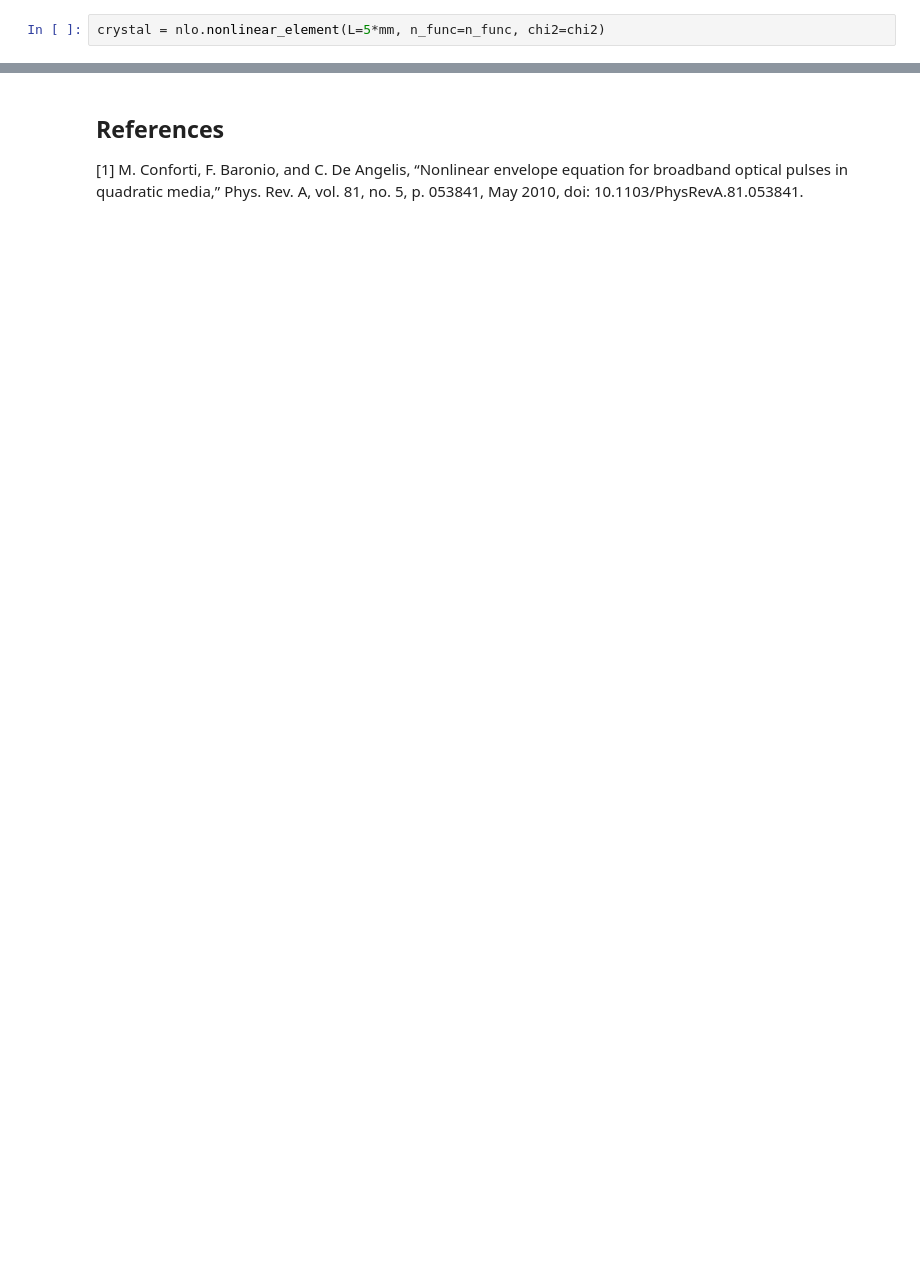
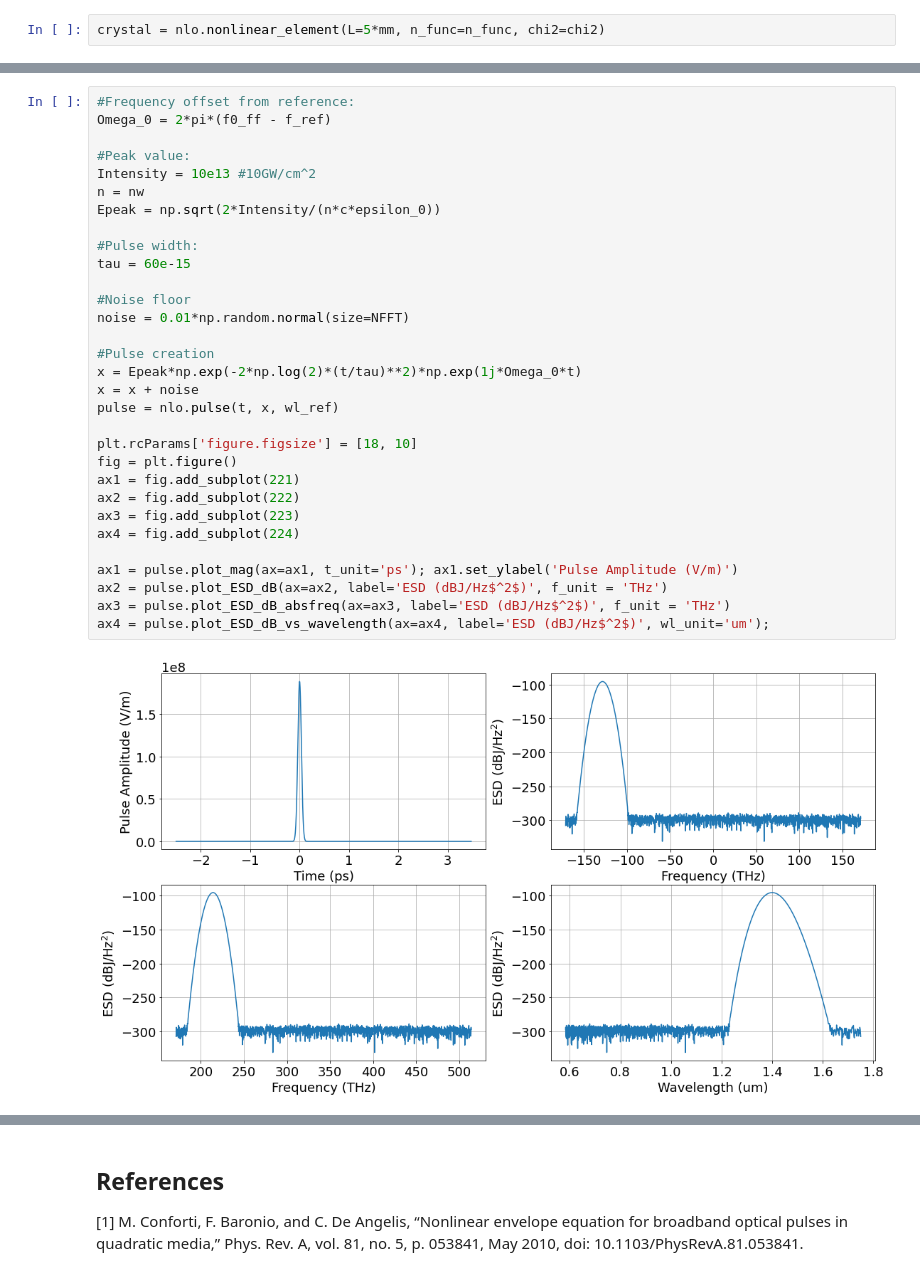
Before and after one commit to ledezmaluism/snow, a Jupyter notebook: Notebooks/NEE_test_Example1_SHG.ipynb, the cells around one changed output, grey strips where cells are left out. Saved outputs shown, nothing was run; the diff lists cells and outputs as text; blank space fills up the shorter version.

```diff
--- a/Notebooks/NEE_test_Example1_SHG.ipynb
+++ b/Notebooks/NEE_test_Example1_SHG.ipynb
@@ -341,0 +313,33 @@ h = 1e-3/100
+# %%
+#Frequency offset from reference:
+Omega_0 = 2*pi*(f0_ff - f_ref)
+
+#Peak value:
+Intensity = 10e13 #10GW/cm^2
+n = nw
+Epeak = np.sqrt(2*Intensity/(n*c*epsilon_0))
+
+#Pulse width:
+tau = 60e-15
+
+#Noise floor
+noise = 0.01*np.random.normal(size=NFFT)
+
+#Pulse creation
+x = Epeak*np.exp(-2*np.log(2)*(t/tau)**2)*np.exp(1j*Omega_0*t)
+x = x + noise
+pulse = nlo.pulse(t, x, wl_ref)
+
+plt.rcParams['figure.figsize'] = [18, 10]
+fig = plt.figure()
+ax1 = fig.add_subplot(221)
+ax2 = fig.add_subplot(222)
+ax3 = fig.add_subplot(223)
+ax4 = fig.add_subplot(224)
+
+ax1 = pulse.plot_mag(ax=ax1, t_unit='ps'); ax1.set_ylabel('Pulse Amplitude (V/m)')
+ax2 = pulse.plot_ESD_dB(ax=ax2, label='ESD (dBJ/Hz$^2$)', f_unit = 'THz')
+ax3 = pulse.plot_ESD_dB_absfreq(ax=ax3, label='ESD (dBJ/Hz$^2$)', f_unit = 'THz')
+ax4 = pulse.plot_ESD_dB_vs_wavelength(ax=ax4, label='ESD (dBJ/Hz$^2$)', wl_unit='um');
+# %% [output]
+[figure, added]
```
Also changed, not shown: parts of 42 cells of this notebook.
